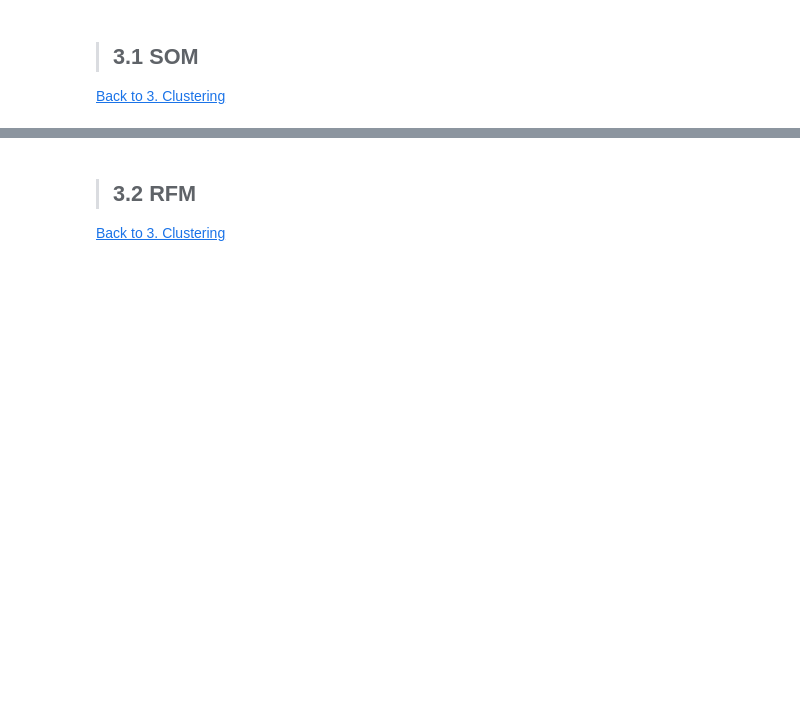
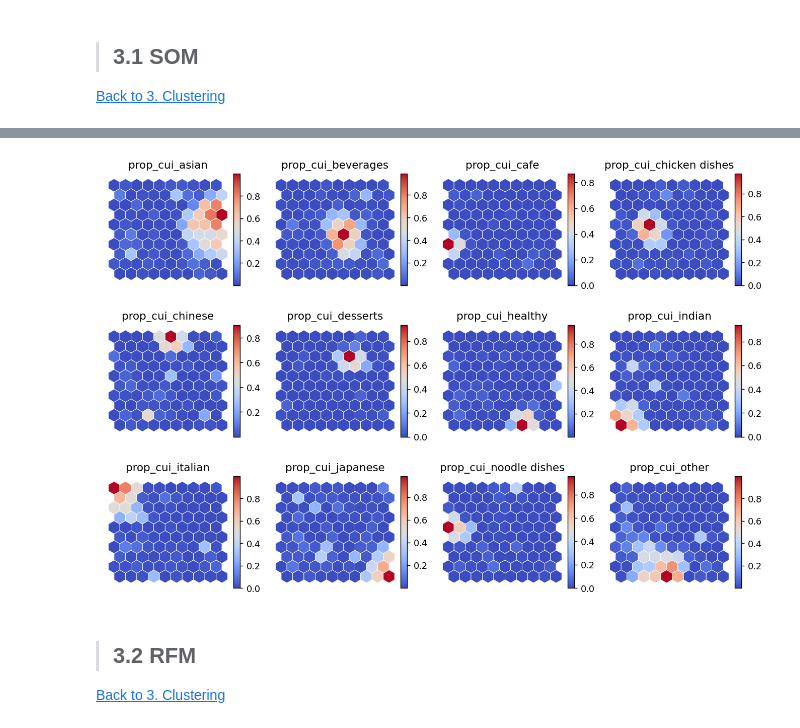
Before and after one commit to SvenGoerdes/CustomerSegmentationDataMining, a Jupyter notebook: deliverables/DM2425_Part2_10_02.ipynb, the cells around one changed output, grey strips where cells are left out. Cells and saved outputs as stored; diff of their text form; code cells hidden in the pictures; blank space fills up the shorter version.

```diff
--- a/deliverables/DM2425_Part2_10_02.ipynb
+++ b/deliverables/DM2425_Part2_10_02.ipynb
@@ -96,3 +283,31 @@ unused_features = None
+# %%
+##############################
+# Plot Component Planes
+##############################
+
+figsize=(10,7)
+fig = plt.figure(figsize=figsize, constrained_layout=True, dpi=128, )
+
+subfigs = fig.subfigures(3,4,wspace=.15)
+
+colornorm = mpl_colors.Normalize(vmin=np.min(weights), vmax=np.max(weights))
+
+for cpi, sf in zip(range(len(metric_features)), subfigs.flatten()):
+
+    matrix_vals = weights[:,:,cpi]
+    vext = np.max(np.abs([np.min(matrix_vals), np.max(matrix_vals)]))
+    colornorm = mpl_colors.Normalize(vmin=np.min(matrix_vals), vmax=np.max(matrix_vals))
+    # colornorm = mpl_colors.CenteredNorm(vcenter=0, halfrange=vext)
+
+
+    sf = plot_hexagons(sm, sf,
+                    colornorm,
+                    matrix_vals,
+                    label=metric_features[cpi],
+                    cmap=cm.coolwarm,
+                    )
+# %% [output]
+[figure, added]
 # %% [markdown]
 > ## 3.2 RFM <a class="anchor" id="rfm"></a>
 [Back to 3. Clustering](#clustering)<br>
```
Also changed, not shown: parts of 12 cells of this notebook.
